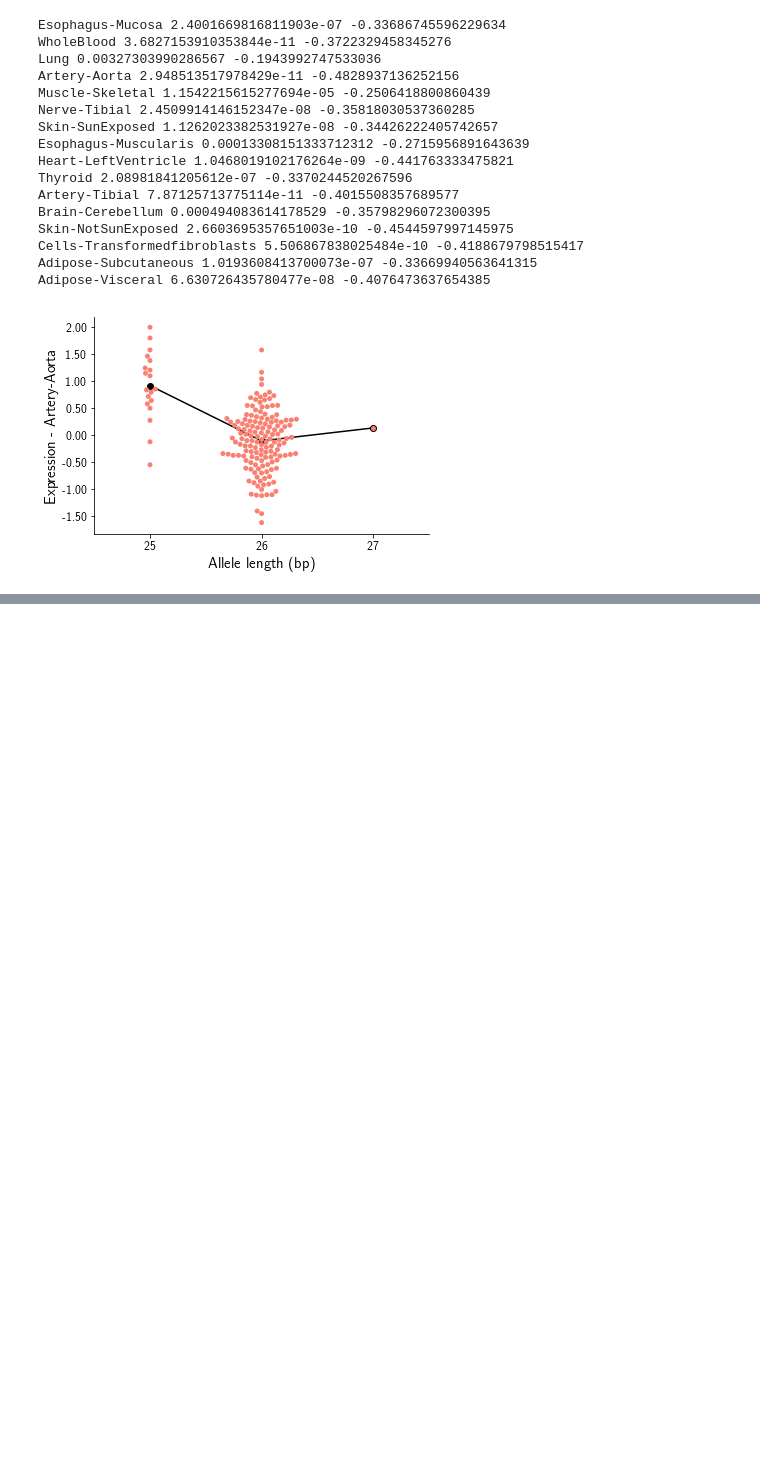
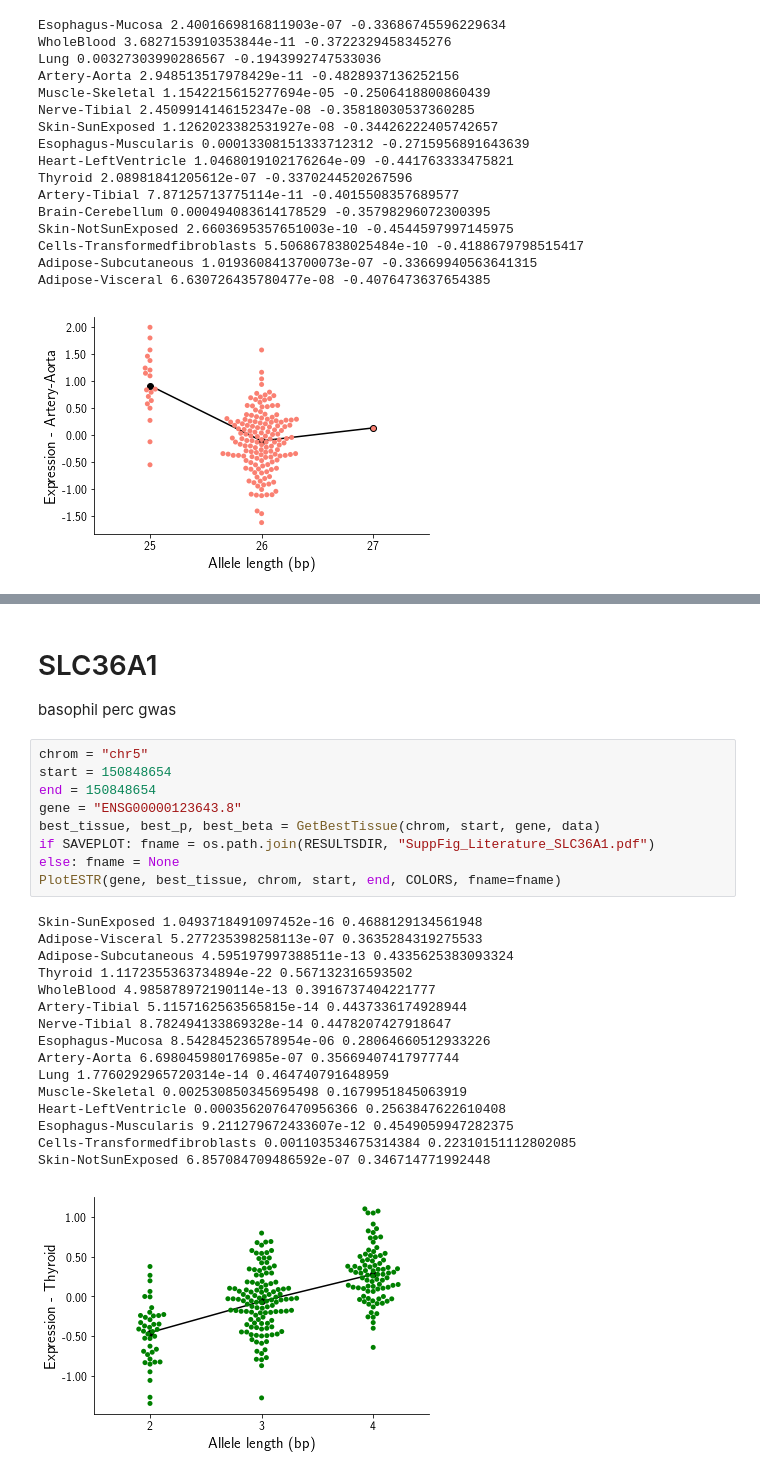
Before and after one commit to gymreklab/gtex-estrs-paper, a Jupyter notebook: Figures/eSTRLiteratureExamples.ipynb, the cells around one changed output, grey strips where cells are left out. Cells and saved outputs as stored; diff of their text form; blank space fills up the shorter version.

```diff
--- a/Figures/eSTRLiteratureExamples.ipynb
+++ b/Figures/eSTRLiteratureExamples.ipynb
@@ -811,0 +843,29 @@ Adipose-Visceral 6.630726435780477e-08 -0.4076473637654385
+# %% [markdown]
+# SLC36A1
+basophil perc gwas
+# %%
+chrom = "chr5"
+start = 150848654
+end = 150848654
+gene = "ENSG00000123643.8"
+best_tissue, best_p, best_beta = GetBestTissue(chrom, start, gene, data)
+if SAVEPLOT: fname = os.path.join(RESULTSDIR, "SuppFig_Literature_SLC36A1.pdf")
+else: fname = None
+PlotESTR(gene, best_tissue, chrom, start, end, COLORS, fname=fname)
+# %% [output]
+Skin-SunExposed 1.0493718491097452e-16 0.4688129134561948
+Adipose-Visceral 5.277235398258113e-07 0.3635284319275533
+Adipose-Subcutaneous 4.595197997388511e-13 0.4335625383093324
+Thyroid 1.1172355363734894e-22 0.567132316593502
+WholeBlood 4.985878972190114e-13 0.3916737404221777
+Artery-Tibial 5.1157162563565815e-14 0.4437336174928944
+Nerve-Tibial 8.782494133869328e-14 0.4478207427918647
+Esophagus-Mucosa 8.542845236578954e-06 0.28064660512933226
+Artery-Aorta 6.698045980176985e-07 0.35669407417977744
+Lung 1.7760292965720314e-14 0.464740791648959
+Muscle-Skeletal 0.002530850345695498 0.1679951845063919
+Heart-LeftVentricle 0.0003562076470956366 0.2563847622610408
+Esophagus-Muscularis 9.211279672433607e-12 0.4549059947282375
+Cells-Transformedfibroblasts 0.001103534675314384 0.22310151112802085
+Skin-NotSunExposed 6.857084709486592e-07 0.346714771992448
+[figure, added]
```
Also changed, not shown: parts of 41 cells of this notebook, 5 other files.
